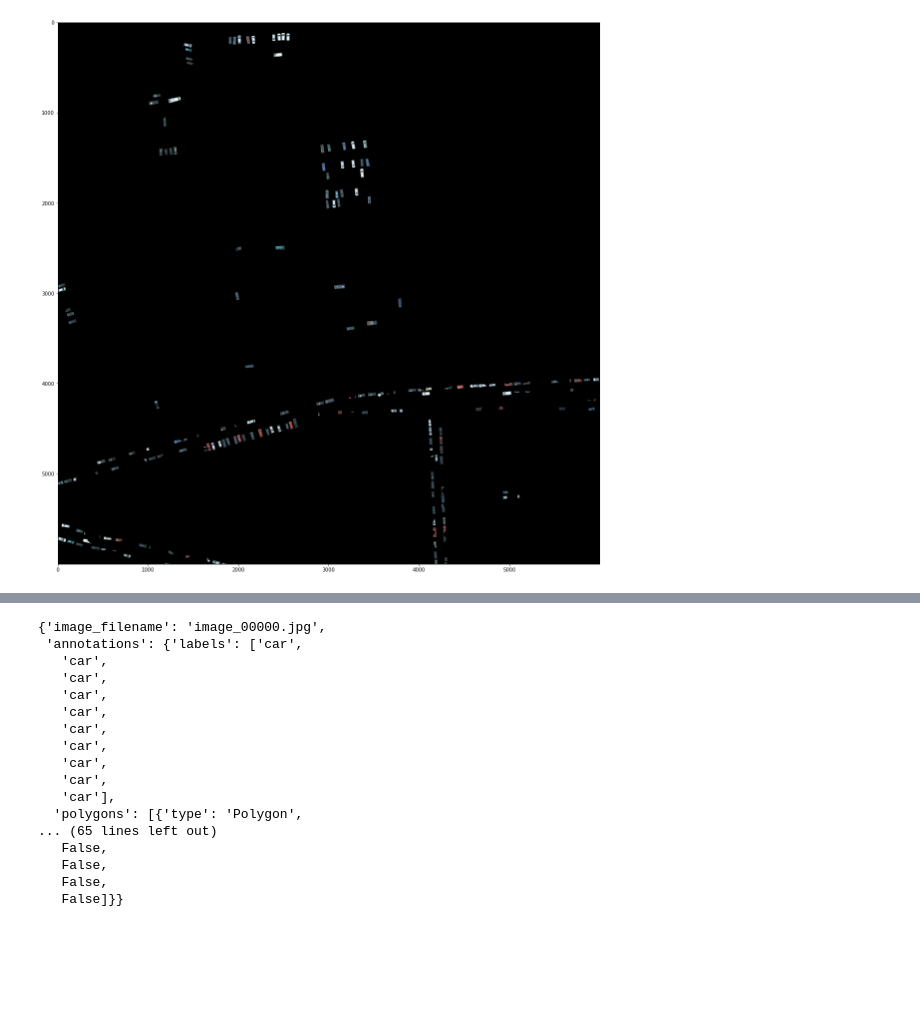
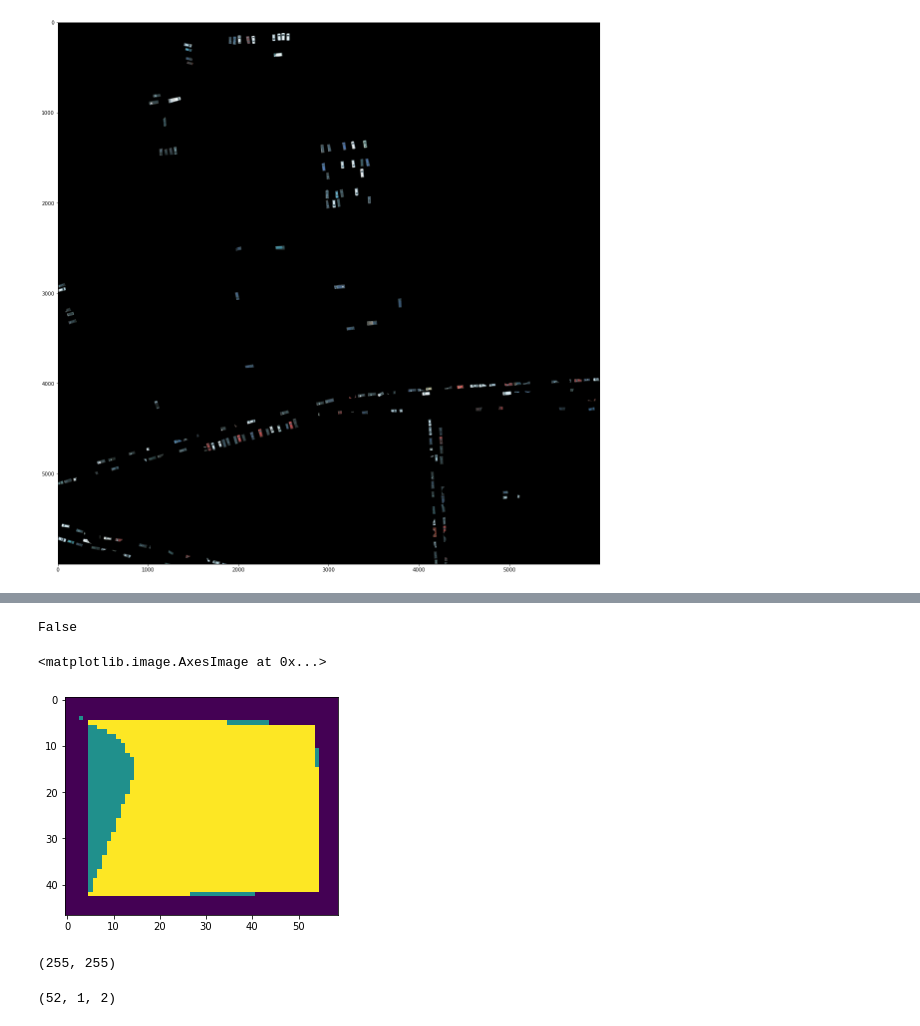
Before and after one commit to HCA97/Master-Thesis, a Jupyter notebook: crop_cars.ipynb, the cells around one changed output, grey strips where cells are left out. Cells and saved outputs as stored; diff of their text form; code cells hidden in the pictures; blank space fills up the shorter version.

```diff
--- a/crop_cars.ipynb
+++ b/crop_cars.ipynb
@@ -242,20 +36,0 @@ with open(anno, "r") as f:
-# %%
-data[0]
-# %% [output]
-{'image_filename': 'image_00000.jpg',
- 'annotations': {'labels': ['car',
-   'car',
-   'car',
-   'car',
-   'car',
-   'car',
-   'car',
-   'car',
-   'car',
-   'car'],
-  'polygons': [{'type': 'Polygon',
-... (65 lines left out)
-   False,
-   False,
-   False,
-   False]}}
@@ -276,0 +37,26 @@ def load_cars_bbox(path):
+# %%
+import cv2
+mask1 = np.array((car_original[:, :, 0] != 0) &
+              (car_original[:, :, 1] != 0) &
+              (car_original[:, :, 2] != 0), dtype=np.uint8)
+contours, hierarchy = cv2.findContours(mask1, 1, 2)
+cnt = contours[0]
+hull = cv2.convexHull(cnt)
+cv2.isContourConvex(cnt)
+# %% [output]
+False
+# %%
+mask2 = np.zeros(car_original.shape[:2], dtype=np.uint8)
+mask2 = cv2.drawContours(mask2, [hull], -1, 255, -1)
+plt.imshow(mask1 - mask2)
+# %% [output]
+<matplotlib.image.AxesImage at 0x...>
+[figure, added]
+# %%
+mask2.max(), mask1.max()
+# %% [output]
+(255, 255)
+# %%
+cnt.shape
+# %% [output]
+(52, 1, 2)
```
Also changed, not shown: parts of 12 cells of this notebook, 1 other file.
